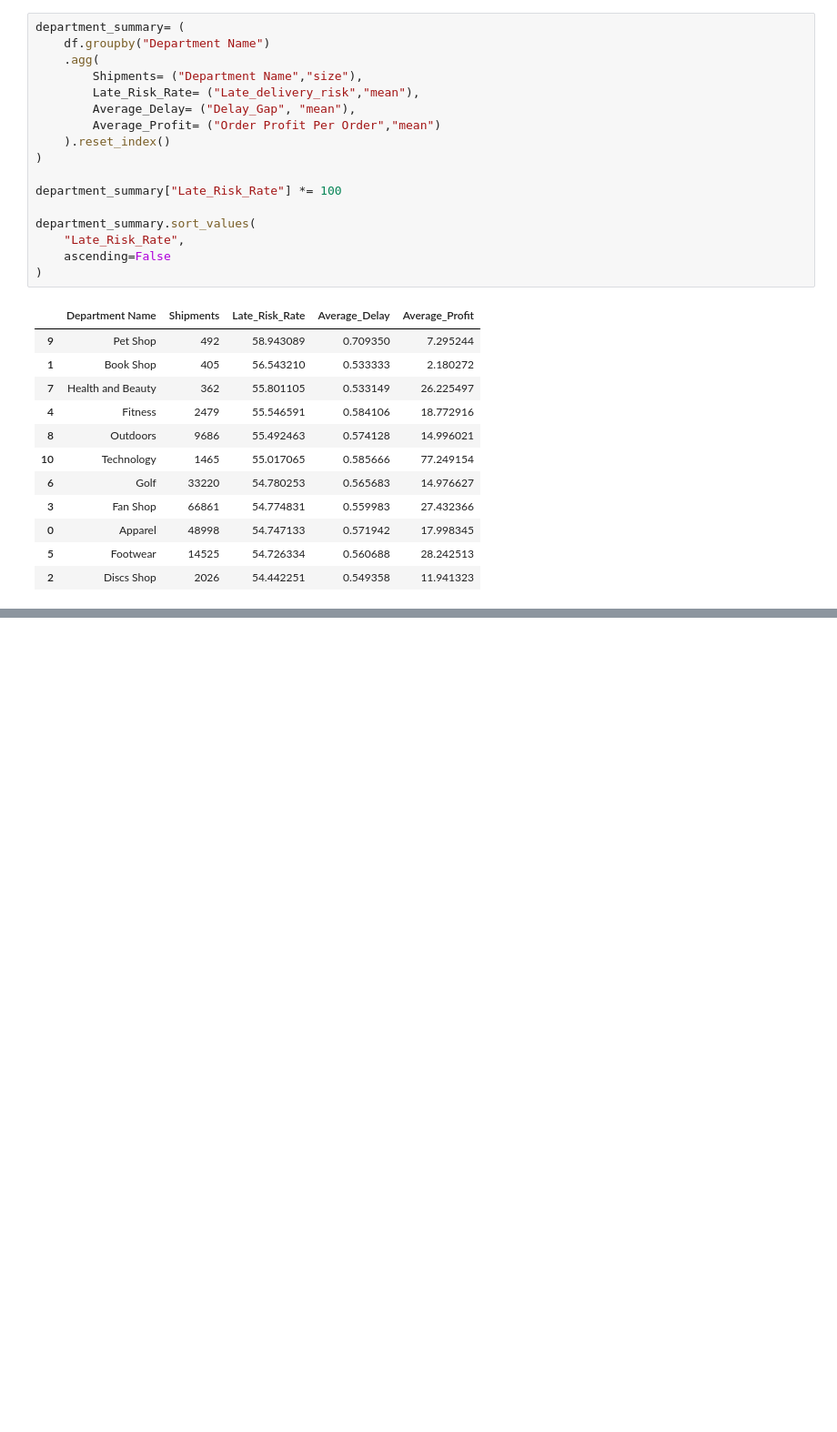
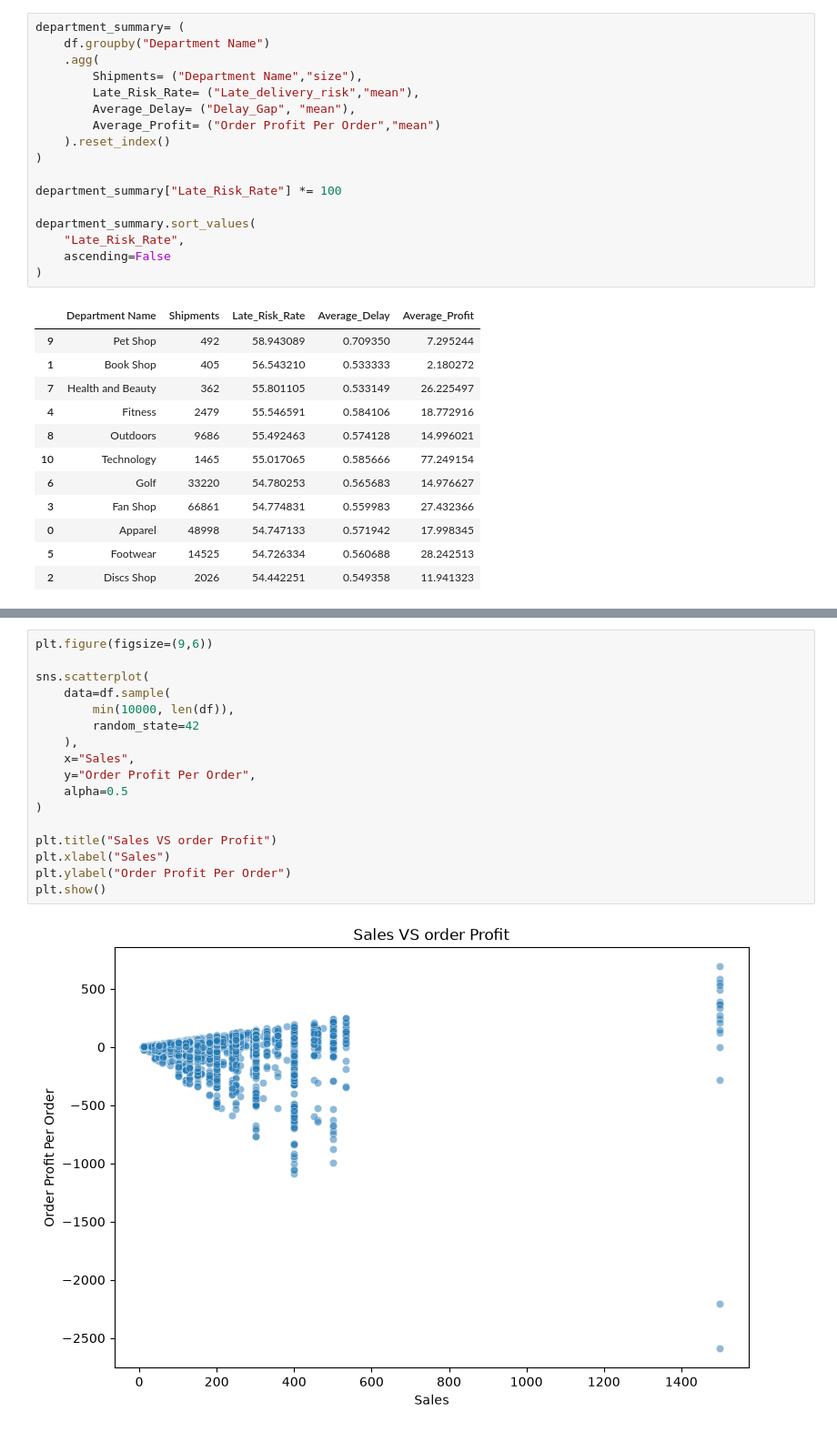
Before and after one commit to shivani1707s/APL-Logistics-Analysis, a Jupyter notebook: notebooks/eda.ipynb, the cells around one changed output, grey strips where cells are left out. Shown at 91% size. Saved outputs shown, nothing was run; the diff lists cells and outputs as text; blank space fills up the shorter version.

```diff
--- a/notebooks/eda.ipynb
+++ b/notebooks/eda.ipynb
@@ -515,0 +584,19 @@ department_summary.sort_values(
+# %%
+plt.figure(figsize=(9,6))
+
+sns.scatterplot(
+    data=df.sample(
+        min(10000, len(df)),
+        random_state=42
+    ),
+    x="Sales",
+    y="Order Profit Per Order",
+    alpha=0.5
+)
+
+plt.title("Sales VS order Profit")
+plt.xlabel("Sales")
+plt.ylabel("Order Profit Per Order")
+plt.show()
+# %% [output]
+[figure, added]
```
Also changed, not shown: parts of 14 cells of this notebook.
